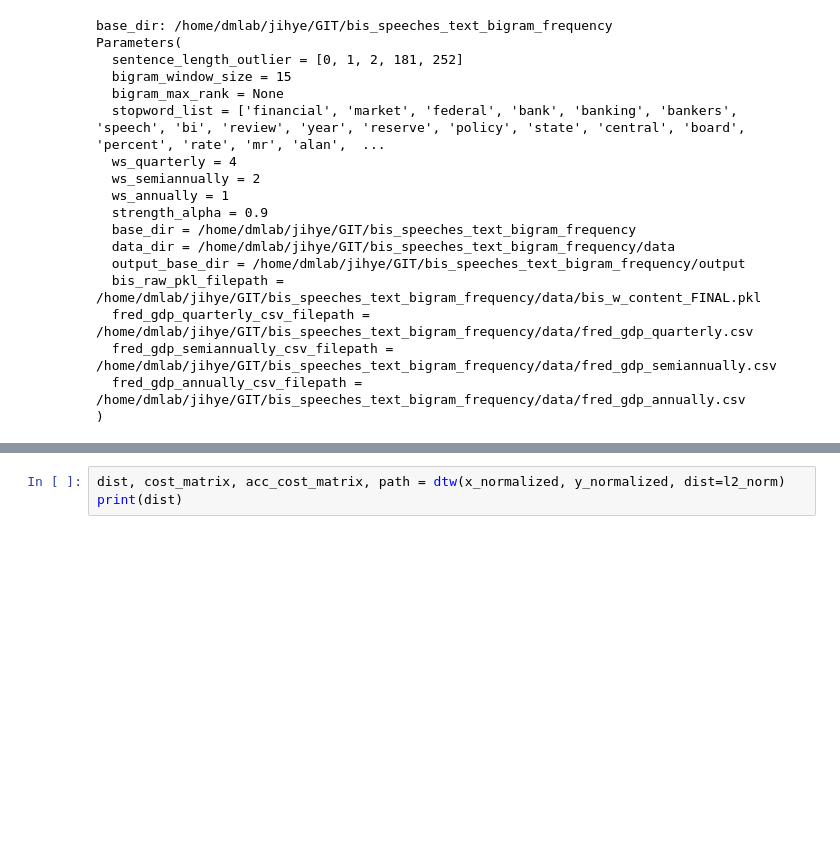
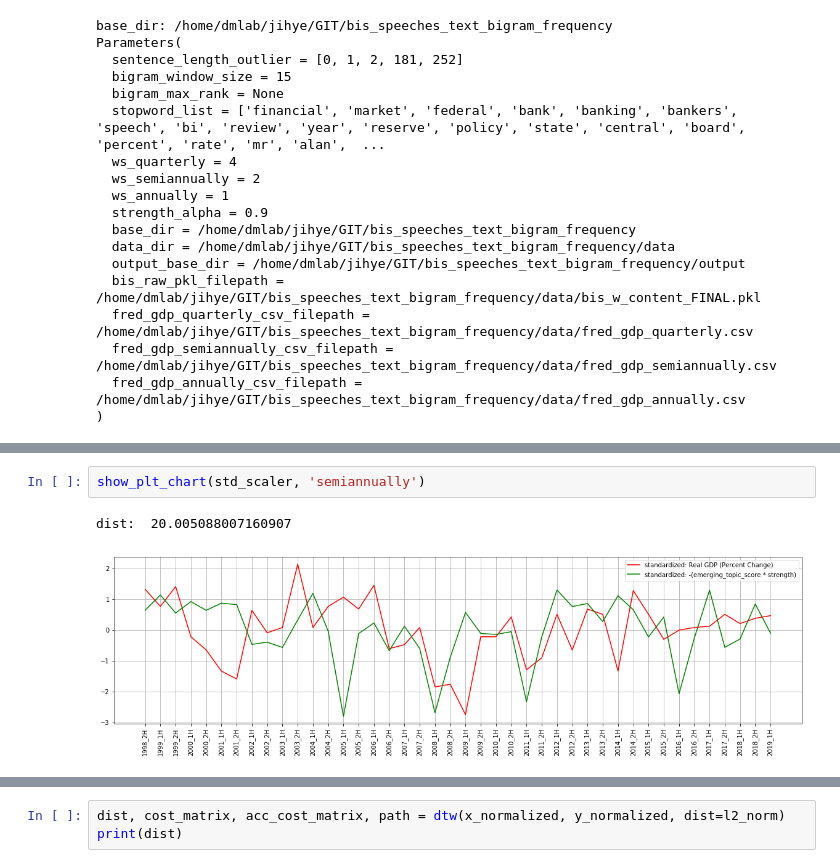
Before and after one commit to fagan2888/bis_speeches_text_bigram_frequency, a Jupyter notebook: source/check_standardized_data_plot.ipynb, the cells around one changed output, grey strips where cells are left out. Drawn from its saved outputs; the diff is of its cells as text; blank space fills up the shorter version.

```diff
--- a/source/check_standardized_data_plot.ipynb
+++ b/source/check_standardized_data_plot.ipynb
@@ -122,0 +146,5 @@ plt.legend()
+# %%
+show_plt_chart(std_scaler, 'semiannually')
+# %% [output]
+dist:  20.005088007160907
+[figure, added]
```
Also changed, not shown: parts of 18 cells of this notebook, 2 other files.
